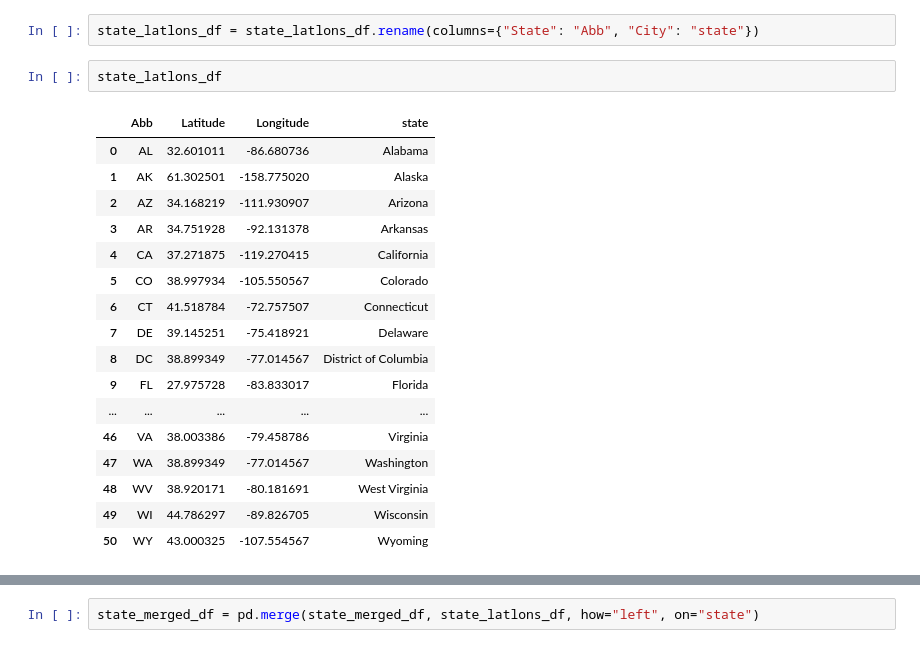
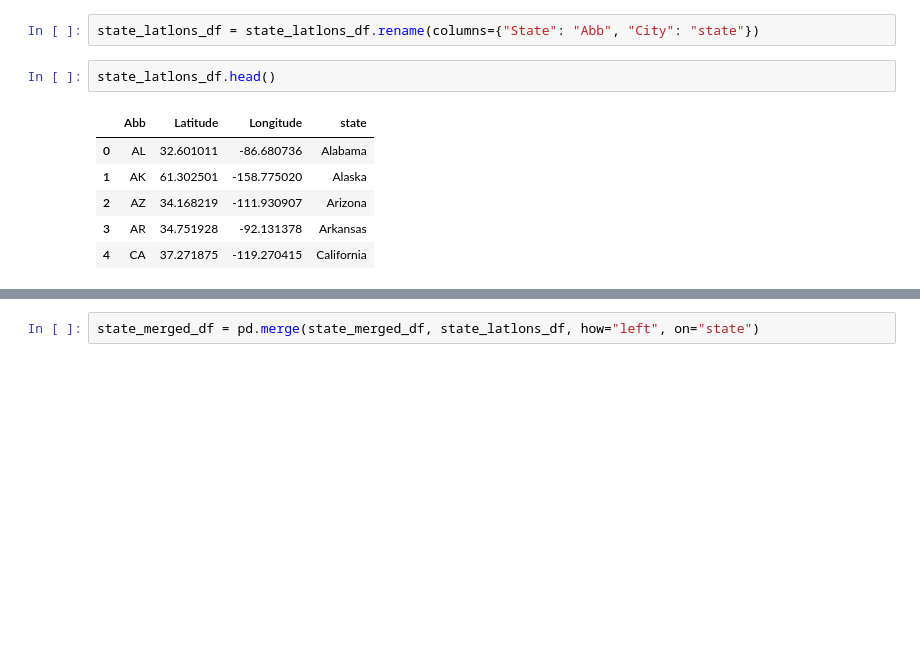
Before and after one commit to CCom20/us-covid-response, a Jupyter notebook: notebooks/data_cleaning_notebook.ipynb, the cells around one changed output, grey strips where cells are left out. Cells and saved outputs as stored; diff of their text form; blank space fills up the shorter version.

```diff
--- a/notebooks/data_cleaning_notebook.ipynb
+++ b/notebooks/data_cleaning_notebook.ipynb
@@ -42,25 +42,14 @@ state_latlons_df.head()
 # %%
 state_latlons_df = state_latlons_df.rename(columns={"State": "Abb", "City": "state"})
 # %%
-state_latlons_df
+state_latlons_df.head()
 # %% [output]
 |  | Abb | Latitude | Longitude | state |
 | 0 | AL | 32.601011 | -86.680736 | Alabama |
 | 1 | AK | 61.302501 | -158.775020 | Alaska |
 | 2 | AZ | 34.168219 | -111.930907 | Arizona |
 | 3 | AR | 34.751928 | -92.131378 | Arkansas |
 | 4 | CA | 37.271875 | -119.270415 | California |
-| 5 | CO | 38.997934 | -105.550567 | Colorado |
-| 6 | CT | 41.518784 | -72.757507 | Connecticut |
-| 7 | DE | 39.145251 | -75.418921 | Delaware |
-| 8 | DC | 38.899349 | -77.014567 | District of Columbia |
-| 9 | FL | 27.975728 | -83.833017 | Florida |
-| ... | ... | ... | ... | ... |
-| 46 | VA | 38.003386 | -79.458786 | Virginia |
-| 47 | WA | 38.899349 | -77.014567 | Washington |
-| 48 | WV | 38.920171 | -80.181691 | West Virginia |
-| 49 | WI | 44.786297 | -89.826705 | Wisconsin |
-| 50 | WY | 43.000325 | -107.554567 | Wyoming |
 # %%
 # State Data Merged
 state_merged_df = pd.merge(state_pop_df, state_vacc_df, how="inner", on="state")
```
Also changed, not shown: parts of 15 cells of this notebook, 7 other files.
